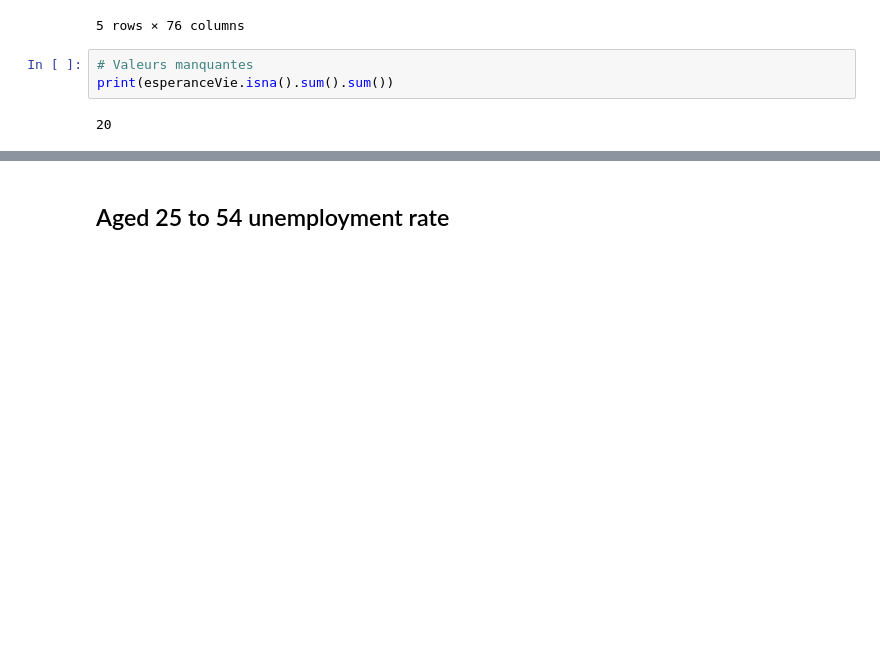
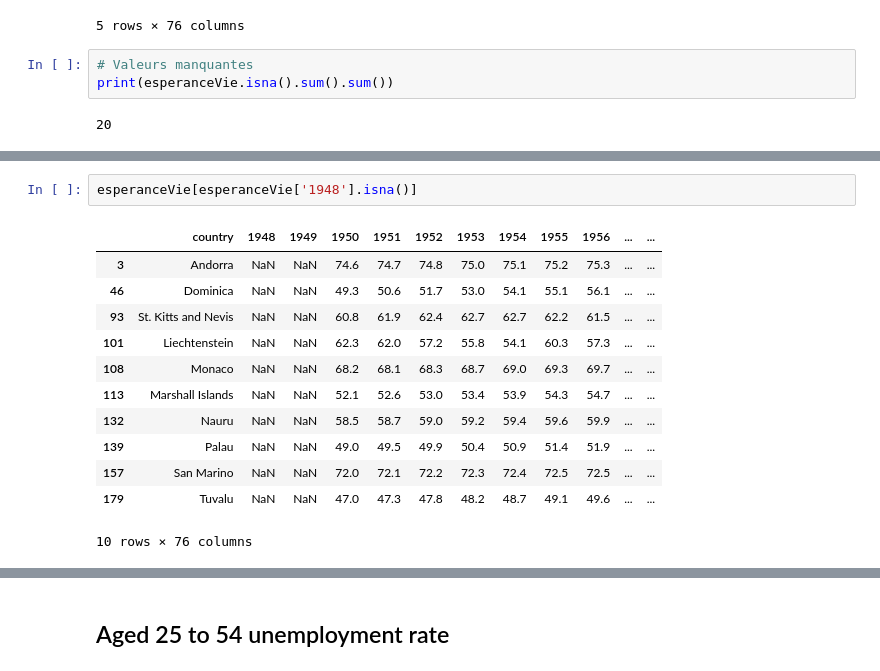
Before and after one commit to Jmuhleman/GML, a Jupyter notebook: socioeconomique/analyseExplo.ipynb, the cells around one changed output, grey strips where cells are left out. Drawn from its saved outputs; the diff is of its cells as text; blank space fills up the shorter version.

```diff
--- a/socioeconomique/analyseExplo.ipynb
+++ b/socioeconomique/analyseExplo.ipynb
@@ -66,0 +230,15 @@ esperanceVie
+# %%
+esperanceVie[esperanceVie['1948'].isna()]
+# %% [output]
+|  | country | 1948 | 1949 | 1950 | 1951 | 1952 | 1953 | 1954 | 1955 | 1956 | ... | ... |
+| 3 | Andorra | NaN | NaN | 74.6 | 74.7 | 74.8 | 75.0 | 75.1 | 75.2 | 75.3 | ... | ... |
+| 46 | Dominica | NaN | NaN | 49.3 | 50.6 | 51.7 | 53.0 | 54.1 | 55.1 | 56.1 | ... | ... |
+| 93 | St. Kitts and Nevis | NaN | NaN | 60.8 | 61.9 | 62.4 | 62.7 | 62.7 | 62.2 | 61.5 | ... | ... |
+| 101 | Liechtenstein | NaN | NaN | 62.3 | 62.0 | 57.2 | 55.8 | 54.1 | 60.3 | 57.3 | ... | ... |
+| 108 | Monaco | NaN | NaN | 68.2 | 68.1 | 68.3 | 68.7 | 69.0 | 69.3 | 69.7 | ... | ... |
+| 113 | Marshall Islands | NaN | NaN | 52.1 | 52.6 | 53.0 | 53.4 | 53.9 | 54.3 | 54.7 | ... | ... |
+| 132 | Nauru | NaN | NaN | 58.5 | 58.7 | 59.0 | 59.2 | 59.4 | 59.6 | 59.9 | ... | ... |
+| 139 | Palau | NaN | NaN | 49.0 | 49.5 | 49.9 | 50.4 | 50.9 | 51.4 | 51.9 | ... | ... |
+| 157 | San Marino | NaN | NaN | 72.0 | 72.1 | 72.2 | 72.3 | 72.4 | 72.5 | 72.5 | ... | ... |
+| 179 | Tuvalu | NaN | NaN | 47.0 | 47.3 | 47.8 | 48.2 | 48.7 | 49.1 | 49.6 | ... | ... |
+10 rows × 76 columns
```
Also changed, not shown: parts of 15 cells of this notebook, 8 other files.
